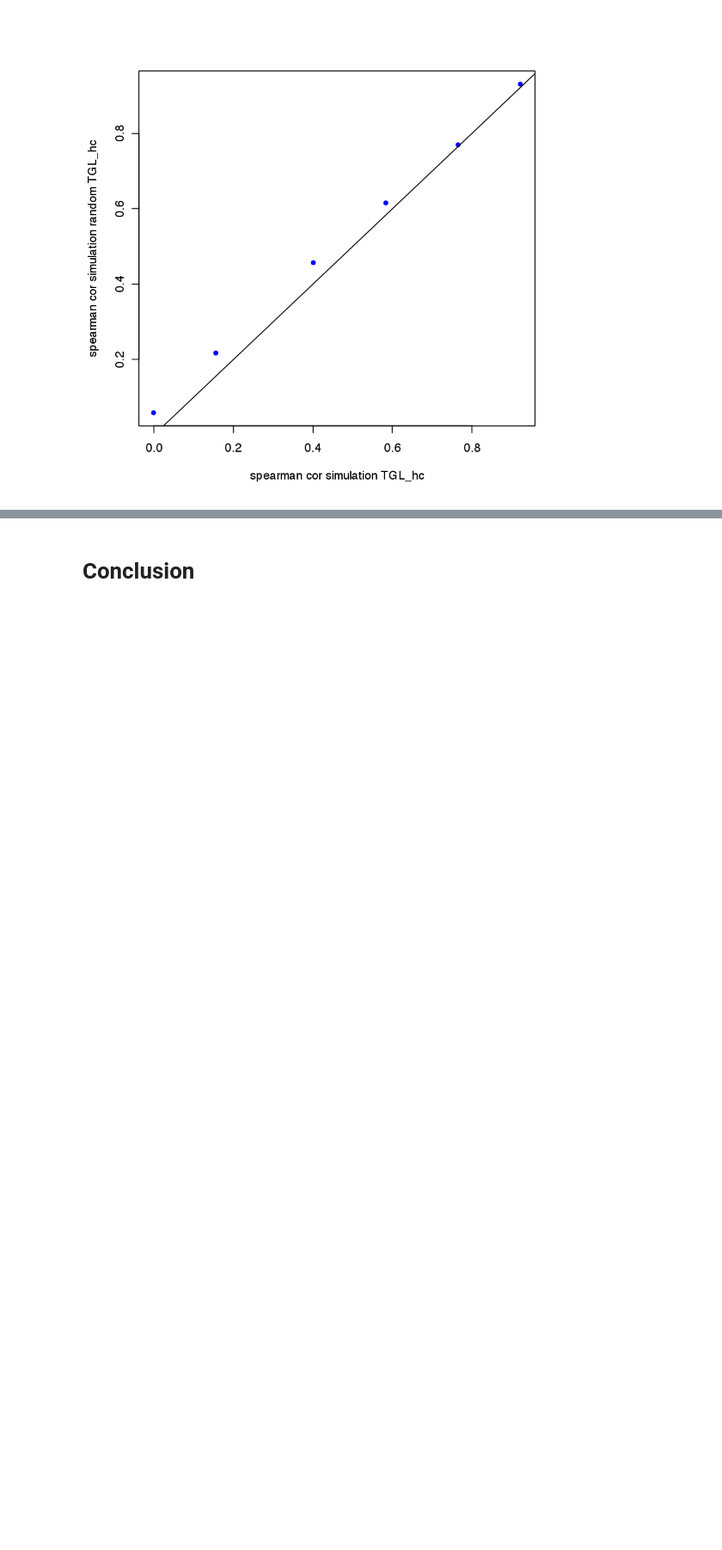
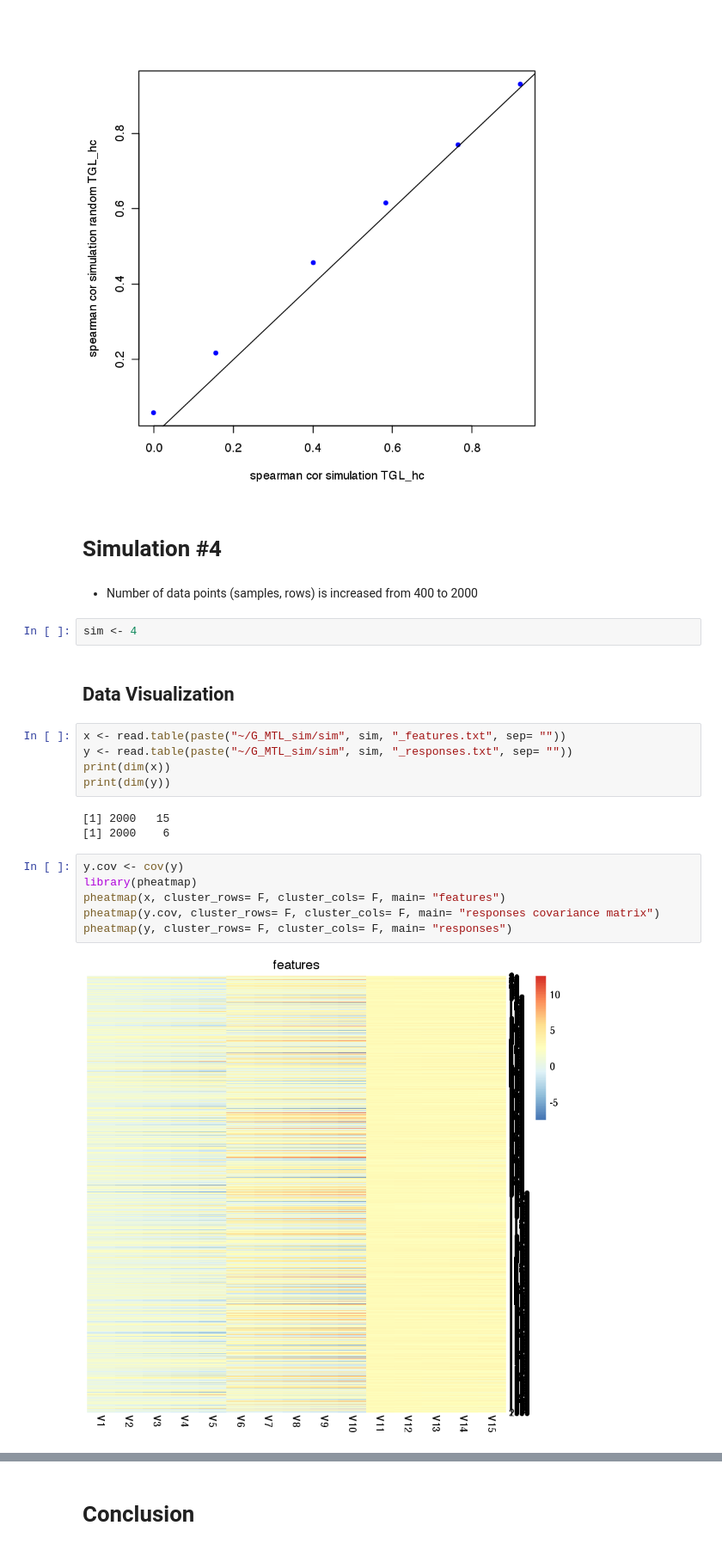
Before and after one commit to fba67/TGMTL, a Jupyter notebook: TGMTL_allSimulations.ipynb, the cells around one changed output, grey strips where cells are left out. Shown at 86% size. Cells and saved outputs as stored; diff of their text form; blank space fills up the shorter version.

Commit message:
added simulation #4 to see the affect of larger sample size

```diff
--- a/TGMTL_allSimulations.ipynb
+++ b/TGMTL_allSimulations.ipynb
@@ -238,3 +238,27 @@ plot(sim.hc$test.cors.s, sim.hc.rand$test.cors.s, pch= 20, col= "blue", xlab= "s
 abline(a= 0, b= 1)
 # %% [output]
 [figure]
+# %% [markdown]
+# Simulation #4
+# %% [markdown]
+* Number of data points (samples, rows) is increased from 400 to 2000
+# %%
+sim <- 4
+# %% [markdown]
+## Data Visualization
+# %%
+x <- read.table(paste("~/G_MTL_sim/sim", sim, "_features.txt", sep= ""))
+y <- read.table(paste("~/G_MTL_sim/sim", sim, "_responses.txt", sep= ""))
+print(dim(x))
+print(dim(y))
+# %% [output]
+[1] 2000   15
+[1] 2000    6
+# %%
+y.cov <- cov(y)
+library(pheatmap)
+pheatmap(x, cluster_rows= F, cluster_cols= F, main= "features")
+pheatmap(y.cov, cluster_rows= F, cluster_cols= F, main= "responses covariance matrix")
+pheatmap(y, cluster_rows= F, cluster_cols= F, main= "responses")
+# %% [output]
+[figure, added]
```
Also changed, not shown: parts of 17 cells of this notebook.
